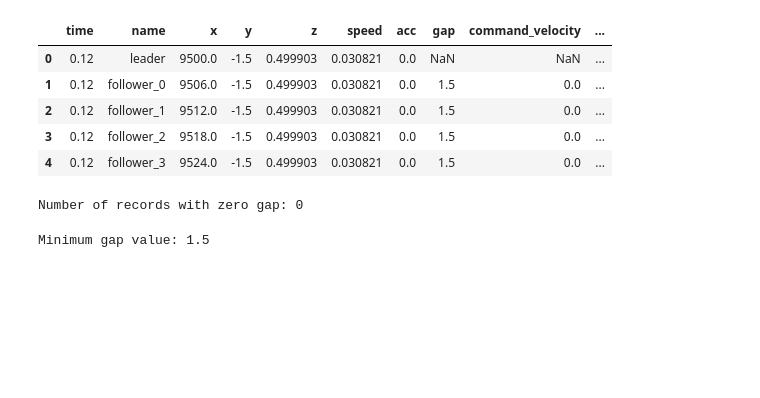
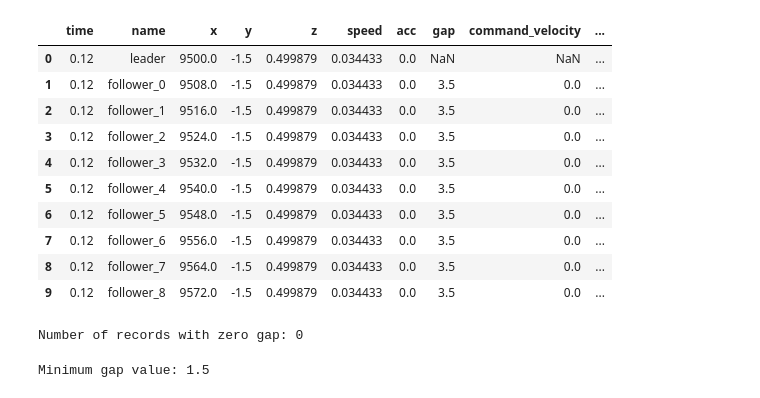
Before and after one commit to shihabict/carla_simulation, a Jupyter notebook: research/analysis_recorded_data.ipynb, the cells around one changed output. Saved outputs shown, nothing was run; the diff lists cells and outputs as text; code cells hidden in the pictures; blank space fills up the shorter version.

```diff
--- a/research/analysis_recorded_data.ipynb
+++ b/research/analysis_recorded_data.ipynb
@@ -22,15 +22,20 @@ def load_data(file_path: str) -> pd.DataFrame:
     return df
 # %%
 # load recorded data
-data = load_data("Reports/sim_data_FS_nV_6.csv")
-data.head(5)
+data = load_data("Reports/sim_data_FS_nV_8.csv")
+data.head(10)
 # %% [output]
 |  | time | name | x | y | z | speed | acc | gap | command_velocity | ... |
-| 0 | 0.12 | leader | 9500.0 | -1.5 | 0.499903 | 0.030821 | 0.0 | NaN | NaN | ... |
-| 1 | 0.12 | follower_0 | 9506.0 | -1.5 | 0.499903 | 0.030821 | 0.0 | 1.5 | 0.0 | ... |
-| 2 | 0.12 | follower_1 | 9512.0 | -1.5 | 0.499903 | 0.030821 | 0.0 | 1.5 | 0.0 | ... |
-| 3 | 0.12 | follower_2 | 9518.0 | -1.5 | 0.499903 | 0.030821 | 0.0 | 1.5 | 0.0 | ... |
-| 4 | 0.12 | follower_3 | 9524.0 | -1.5 | 0.499903 | 0.030821 | 0.0 | 1.5 | 0.0 | ... |
+| 0 | 0.12 | leader | 9500.0 | -1.5 | 0.499879 | 0.034433 | 0.0 | NaN | NaN | ... |
+| 1 | 0.12 | follower_0 | 9508.0 | -1.5 | 0.499879 | 0.034433 | 0.0 | 3.5 | 0.0 | ... |
+| 2 | 0.12 | follower_1 | 9516.0 | -1.5 | 0.499879 | 0.034433 | 0.0 | 3.5 | 0.0 | ... |
+| 3 | 0.12 | follower_2 | 9524.0 | -1.5 | 0.499879 | 0.034433 | 0.0 | 3.5 | 0.0 | ... |
+| 4 | 0.12 | follower_3 | 9532.0 | -1.5 | 0.499879 | 0.034433 | 0.0 | 3.5 | 0.0 | ... |
+| 5 | 0.12 | follower_4 | 9540.0 | -1.5 | 0.499879 | 0.034433 | 0.0 | 3.5 | 0.0 | ... |
+| 6 | 0.12 | follower_5 | 9548.0 | -1.5 | 0.499879 | 0.034433 | 0.0 | 3.5 | 0.0 | ... |
+| 7 | 0.12 | follower_6 | 9556.0 | -1.5 | 0.499879 | 0.034433 | 0.0 | 3.5 | 0.0 | ... |
+| 8 | 0.12 | follower_7 | 9564.0 | -1.5 | 0.499879 | 0.034433 | 0.0 | 3.5 | 0.0 | ... |
+| 9 | 0.12 | follower_8 | 9572.0 | -1.5 | 0.499879 | 0.034433 | 0.0 | 3.5 | 0.0 | ... |
 # %%
 # check if any record in gap column is  zero
 zero_gap_records = data[data['gap'] == 0]
```
Also changed, not shown: parts of 9 cells of this notebook, 2 other files.
